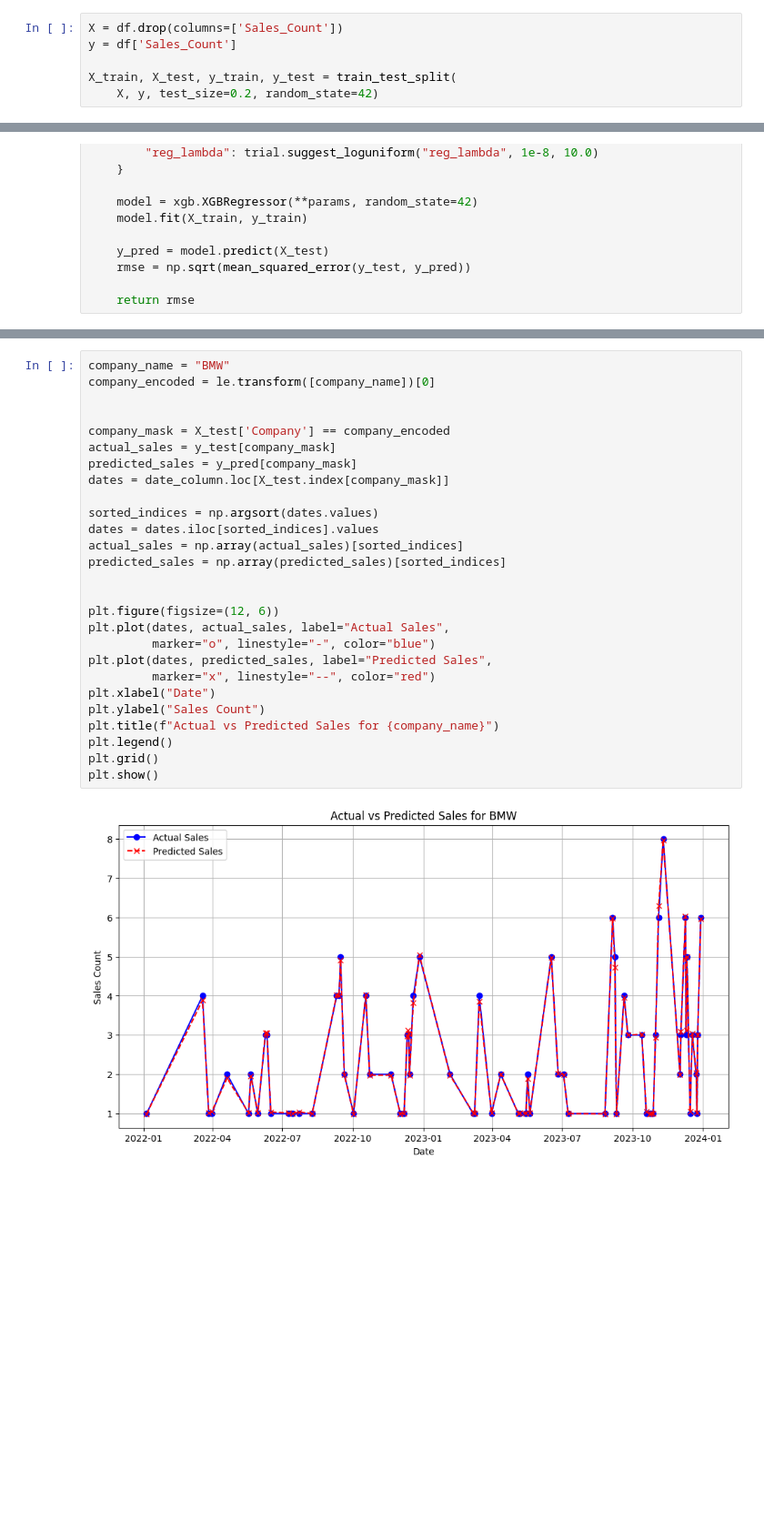
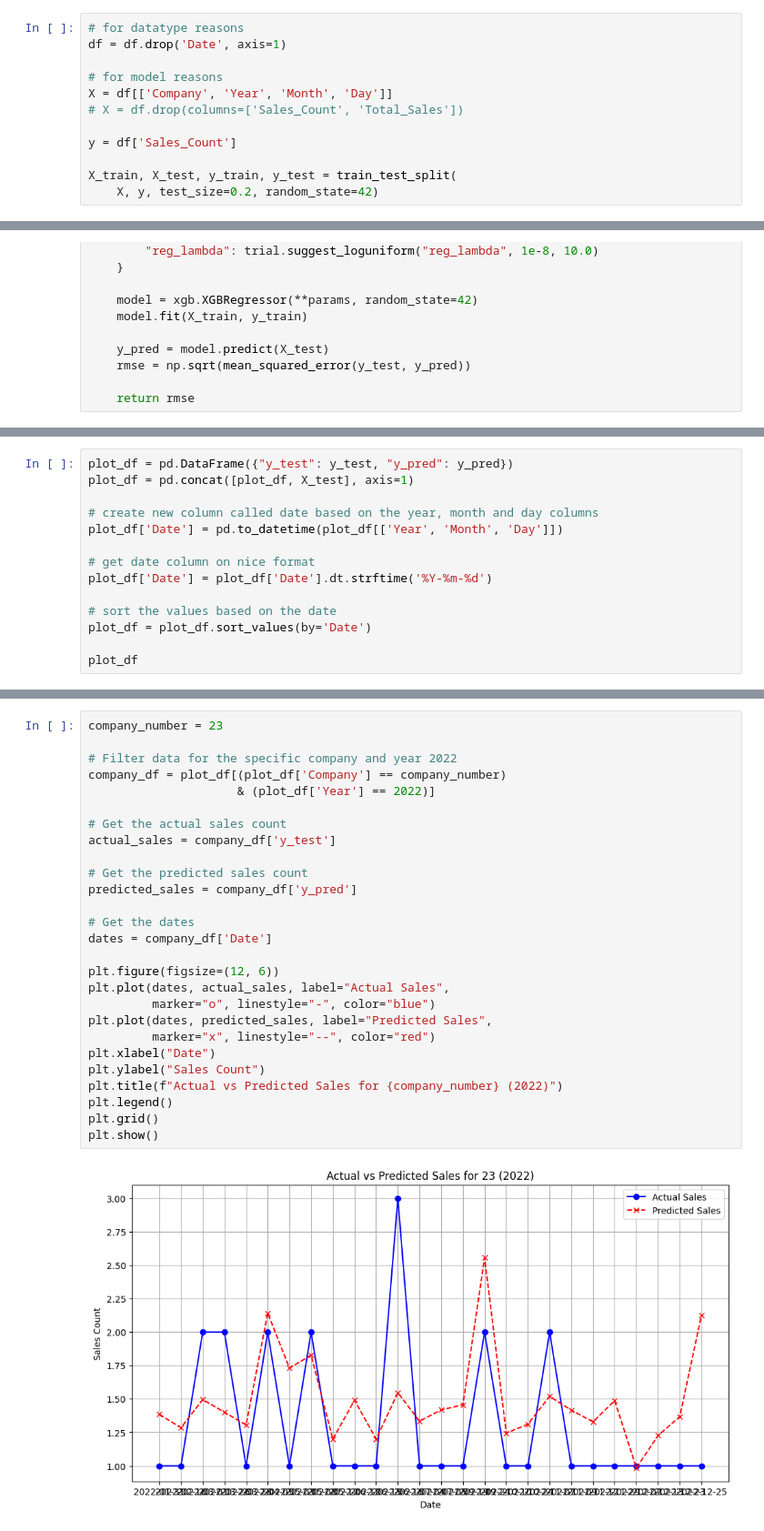
Before and after one commit to jorgbergh/sales_prediction_exploration, a Jupyter notebook: notebooks/XGBoost.ipynb, the cells around one changed output, grey strips where cells are left out. Shown at 91% size. Cells and saved outputs as stored; diff of their text form; blank space fills up the shorter version.

```diff
--- a/notebooks/XGBoost.ipynb
+++ b/notebooks/XGBoost.ipynb
@@ -59,5 +21,11 @@ df
 # %%
-X = df.drop(columns=['Sales_Count'])
+# for datatype reasons
+df = df.drop('Date', axis=1)
+
+# for model reasons
+X = df[['Company', 'Year', 'Month', 'Day']]
+# X = df.drop(columns=['Sales_Count', 'Total_Sales'])
+
 y = df['Sales_Count']
 
 X_train, X_test, y_train, y_test = train_test_split(
@@ -117,0 +86,14 @@ Final RMSE: 0.06601142454000374
+# %%
+plot_df = pd.DataFrame({"y_test": y_test, "y_pred": y_pred})
+plot_df = pd.concat([plot_df, X_test], axis=1)
+
+# create new column called date based on the year, month and day columns
+plot_df['Date'] = pd.to_datetime(plot_df[['Year', 'Month', 'Day']])
+
+# get date column on nice format
+plot_df['Date'] = plot_df['Date'].dt.strftime('%Y-%m-%d')
+
+# sort the values based on the date
+plot_df = plot_df.sort_values(by='Date')
+
+plot_df
@@ -118,29 +114,29 @@ Final RMSE: 0.06601142454000374
 # %%
-company_name = "BMW"
-company_encoded = le.transform([company_name])[0]
+company_number = 23
 
+# Filter data for the specific company and year 2022
+company_df = plot_df[(plot_df['Company'] == company_number)
+                     & (plot_df['Year'] == 2022)]
 
-company_mask = X_test['Company'] == company_encoded
-actual_sales = y_test[company_mask]
-predicted_sales = y_pred[company_mask]
-dates = date_column.loc[X_test.index[company_mask]]
+# Get the actual sales count
+actual_sales = company_df['y_test']
 
-sorted_indices = np.argsort(dates.values)
-dates = dates.iloc[sorted_indices].values
-actual_sales = np.array(actual_sales)[sorted_indices]
-predicted_sales = np.array(predicted_sales)[sorted_indices]
+# Get the predicted sales count
+predicted_sales = company_df['y_pred']
 
+# Get the dates
+dates = company_df['Date']
 
 plt.figure(figsize=(12, 6))
 plt.plot(dates, actual_sales, label="Actual Sales",
          marker="o", linestyle="-", color="blue")
 plt.plot(dates, predicted_sales, label="Predicted Sales",
          marker="x", linestyle="--", color="red")
 plt.xlabel("Date")
 plt.ylabel("Sales Count")
-plt.title(f"Actual vs Predicted Sales for {company_name}")
+plt.title(f"Actual vs Predicted Sales for {company_number} (2022)")
 plt.legend()
 plt.grid()
 plt.show()
 # %% [output]
-[figure, old version]
+[figure, new version]
```
Also changed, not shown: parts of 5 cells of this notebook.
